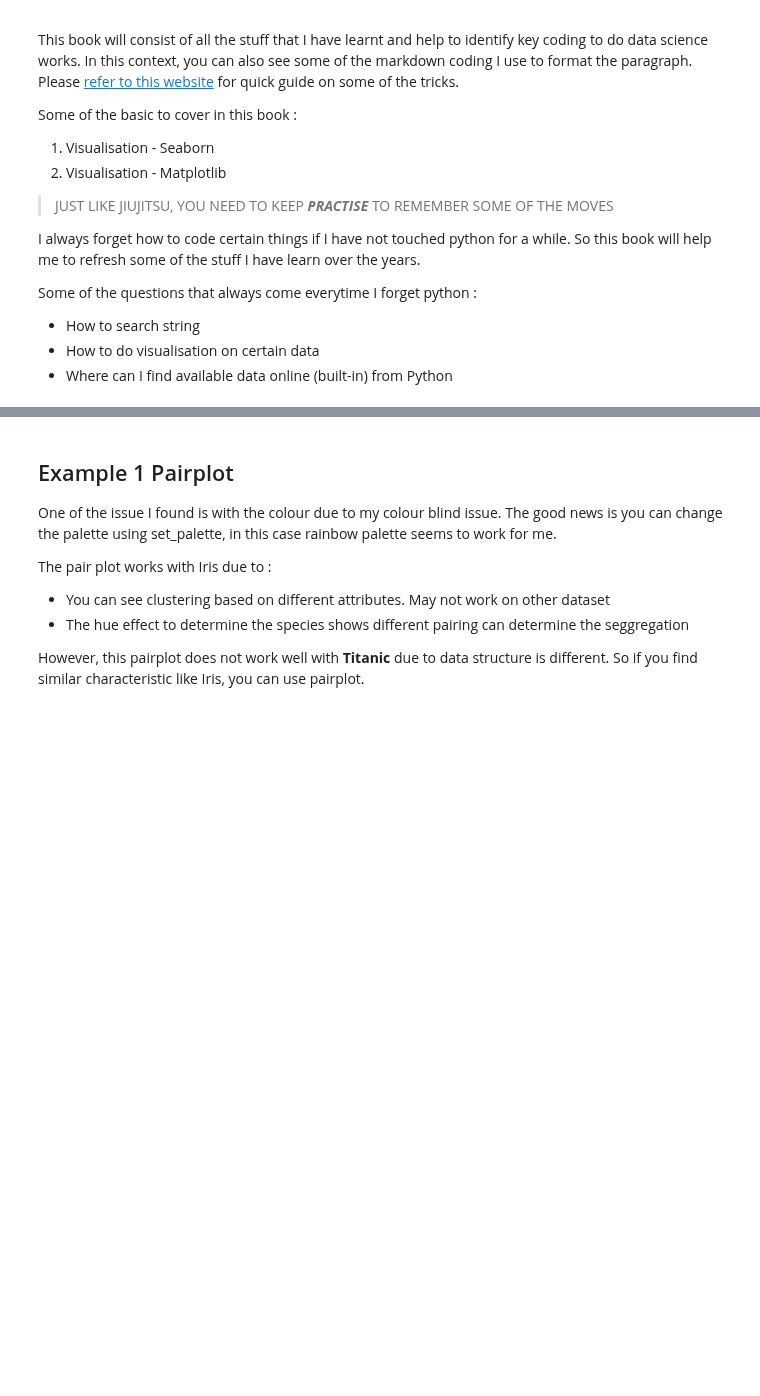
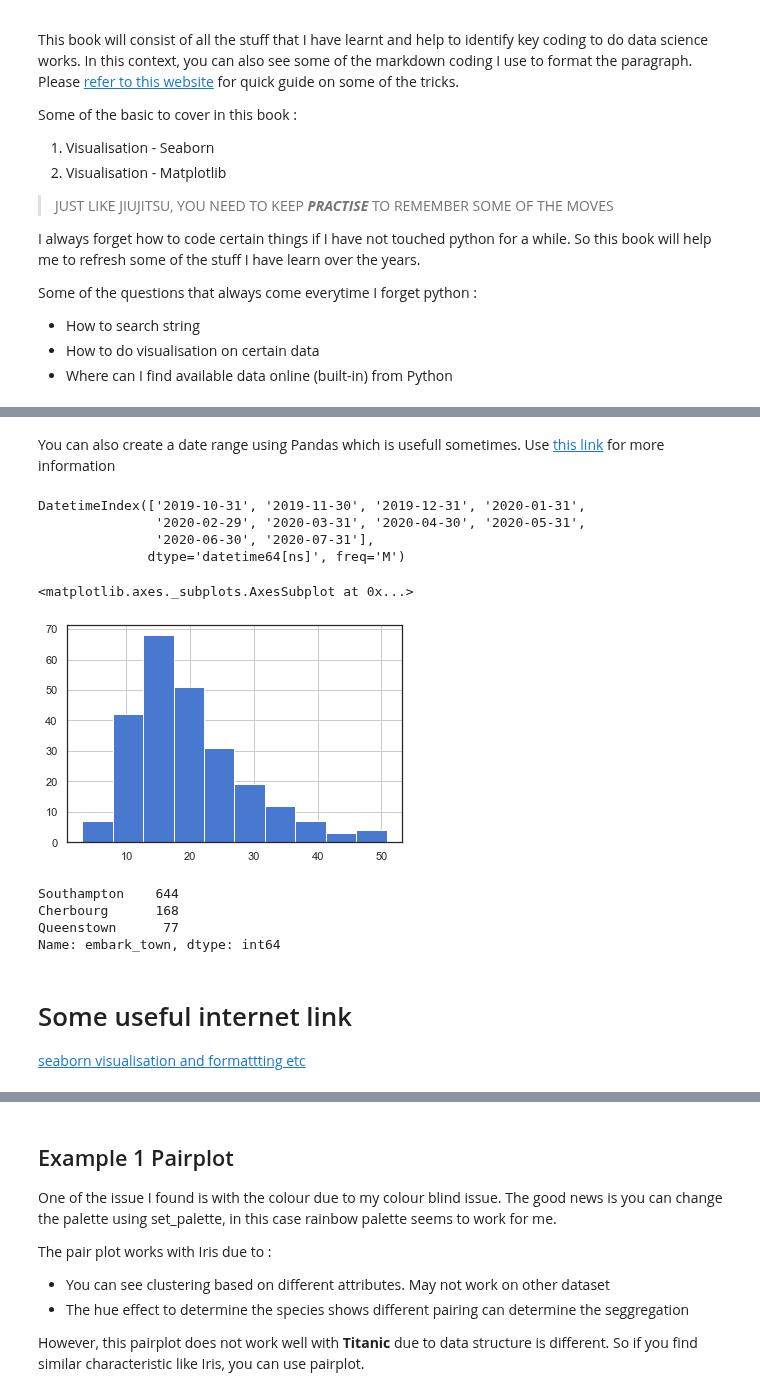
Before and after one commit to RonnyCh/mydsbook, a Jupyter notebook: My Data Science Book.ipynb, the cells around one changed output, grey strips where cells are left out. Drawn from its saved outputs; the diff is of its cells as text; code cells hidden in the pictures; blank space fills up the shorter version.

```diff
--- a/My Data Science Book.ipynb
+++ b/My Data Science Book.ipynb
@@ -22,0 +105,17 @@ Some of the questions that always come everytime I forget python :
+# %% [markdown]
+You can also create a date range using Pandas which is usefull sometimes. Use [this link](https://pandas.pydata.org/pandas-docs/stable/reference/api/pandas.date_range.html) for more information
+# %%
+import pandas as pd
+
+pd.date_range('2019/10/31',periods=10, freq='M')
+# %% [output]
+DatetimeIndex(['2019-10-31', '2019-11-30', '2019-12-31', '2020-01-31',
+               '2020-02-29', '2020-03-31', '2020-04-30', '2020-05-31',
+               '2020-06-30', '2020-07-31'],
+              dtype='datetime64[ns]', freq='M')
+# %%
+import pandas as pd
+tips['total_bill'].hist()      # a quick histogram using pandas
+# %% [output]
+<matplotlib.axes._subplots.AxesSubplot at 0x...>
+[figure, added]
@@ -22,0 +127,8 @@ Some of the questions that always come everytime I forget python :
+# %%
+#titanic['add']=titanic['age']
+titanic.embark_town.value_counts()
+# %% [output]
+Southampton    644
+Cherbourg      168
+Queenstown      77
+Name: embark_town, dtype: int64
@@ -23,3 +137,8 @@ Some of the questions that always come everytime I forget python :
+# %% [markdown]
+
+# Some useful internet link
+
+[seaborn visualisation and formattting etc](https://www.drawingfromdata.com/how-to-rotate-axis-labels-in-seaborn-and-matplotlib)
 # %% [markdown]
 # Let's start by looking at data in Python via Seaborn datasets
 
```
Also changed, not shown: parts of 37 cells of this notebook.
